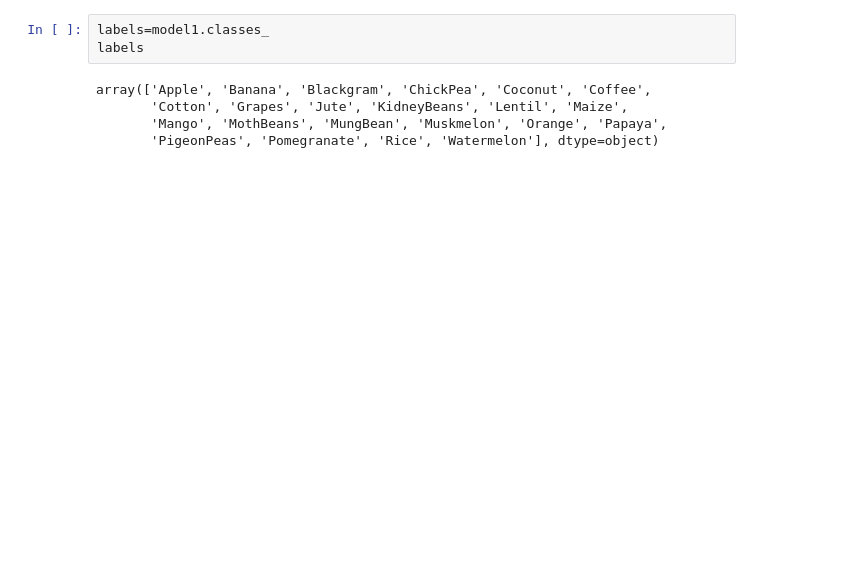
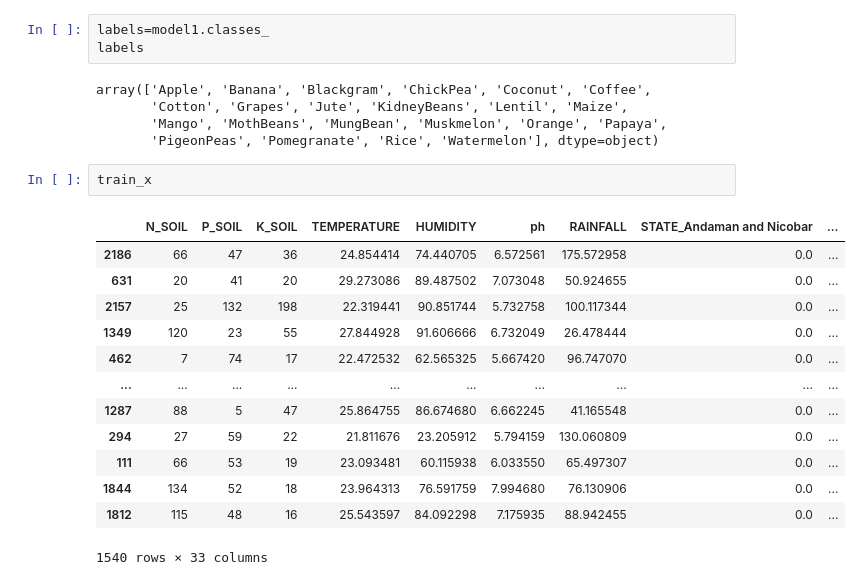
Before and after one commit to SrivathsG/Agri-Aid, a Jupyter notebook: Model_building.ipynb, the cells around one changed output. Drawn from its saved outputs; the diff is of its cells as text; blank space fills up the shorter version.

```diff
--- a/Model_building.ipynb
+++ b/Model_building.ipynb
@@ -332,3 +326,19 @@ array(['Apple', 'Banana', 'Blackgram', 'ChickPea', 'Coconut', 'Coffee',
        'Cotton', 'Grapes', 'Jute', 'KidneyBeans', 'Lentil', 'Maize',
        'Mango', 'MothBeans', 'MungBean', 'Muskmelon', 'Orange', 'Papaya',
        'PigeonPeas', 'Pomegranate', 'Rice', 'Watermelon'], dtype=object)
+# %%
+train_x
+# %% [output]
+|  | N_SOIL | P_SOIL | K_SOIL | TEMPERATURE | HUMIDITY | ph | RAINFALL | STATE_Andaman and Nicobar | ... |
+| 2186 | 66 | 47 | 36 | 24.854414 | 74.440705 | 6.572561 | 175.572958 | 0.0 | ... |
+| 631 | 20 | 41 | 20 | 29.273086 | 89.487502 | 7.073048 | 50.924655 | 0.0 | ... |
+| 2157 | 25 | 132 | 198 | 22.319441 | 90.851744 | 5.732758 | 100.117344 | 0.0 | ... |
+| 1349 | 120 | 23 | 55 | 27.844928 | 91.606666 | 6.732049 | 26.478444 | 0.0 | ... |
+| 462 | 7 | 74 | 17 | 22.472532 | 62.565325 | 5.667420 | 96.747070 | 0.0 | ... |
+| ... | ... | ... | ... | ... | ... | ... | ... | ... | ... |
+| 1287 | 88 | 5 | 47 | 25.864755 | 86.674680 | 6.662245 | 41.165548 | 0.0 | ... |
+| 294 | 27 | 59 | 22 | 21.811676 | 23.205912 | 5.794159 | 130.060809 | 0.0 | ... |
+| 111 | 66 | 53 | 19 | 23.093481 | 60.115938 | 6.033550 | 65.497307 | 0.0 | ... |
+| 1844 | 134 | 52 | 18 | 23.964313 | 76.591759 | 7.994680 | 76.130906 | 0.0 | ... |
+| 1812 | 115 | 48 | 16 | 25.543597 | 84.092298 | 7.175935 | 88.942455 | 0.0 | ... |
+1540 rows × 33 columns
```
Also changed, not shown: parts of 18 cells of this notebook, 2 other files.
